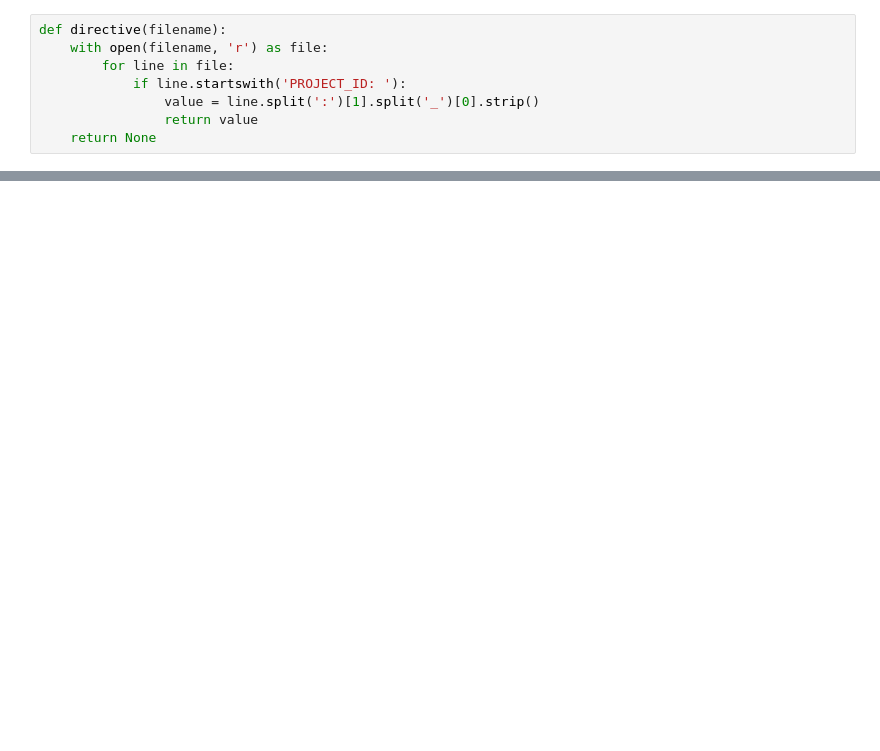
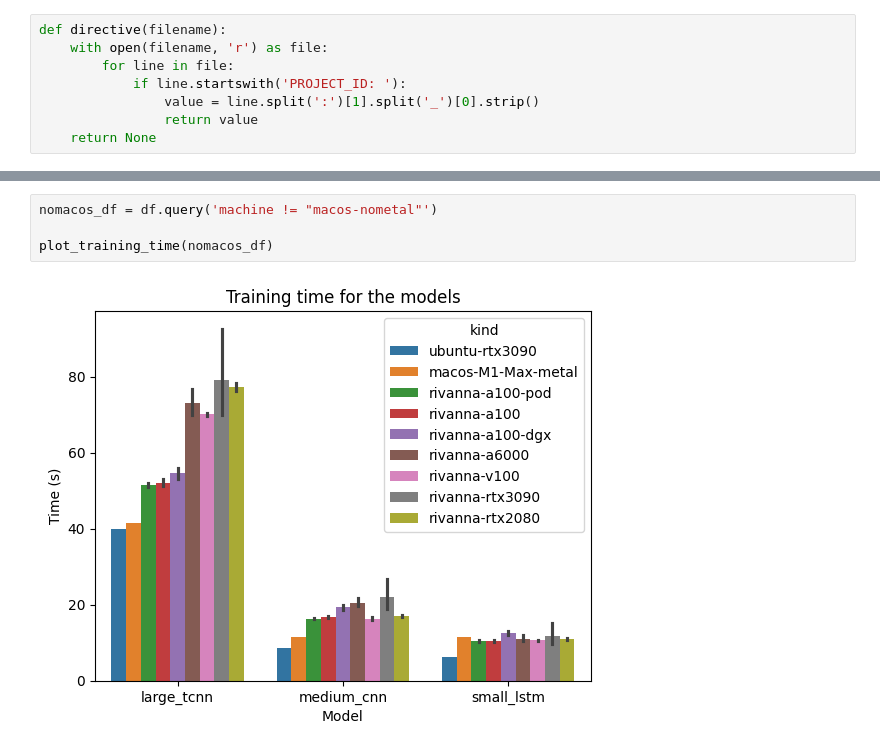
Before and after one commit to laszewsk/deprecated-osmi, a Jupyter notebook: target/analysis/analysis-training.ipynb, the cells around one changed output, grey strips where cells are left out. Saved outputs shown, nothing was run; the diff lists cells and outputs as text; blank space fills up the shorter version.

```diff
--- a/target/analysis/analysis-training.ipynb
+++ b/target/analysis/analysis-training.ipynb
@@ -125,0 +121,6 @@ plt.show()
+# %%
+nomacos_df = df.query('machine != "macos-nometal"')
+
+plot_training_time(nomacos_df)
+# %% [output]
+[figure, added]
```
Also changed, not shown: parts of 3 cells of this notebook, 3 other files.
